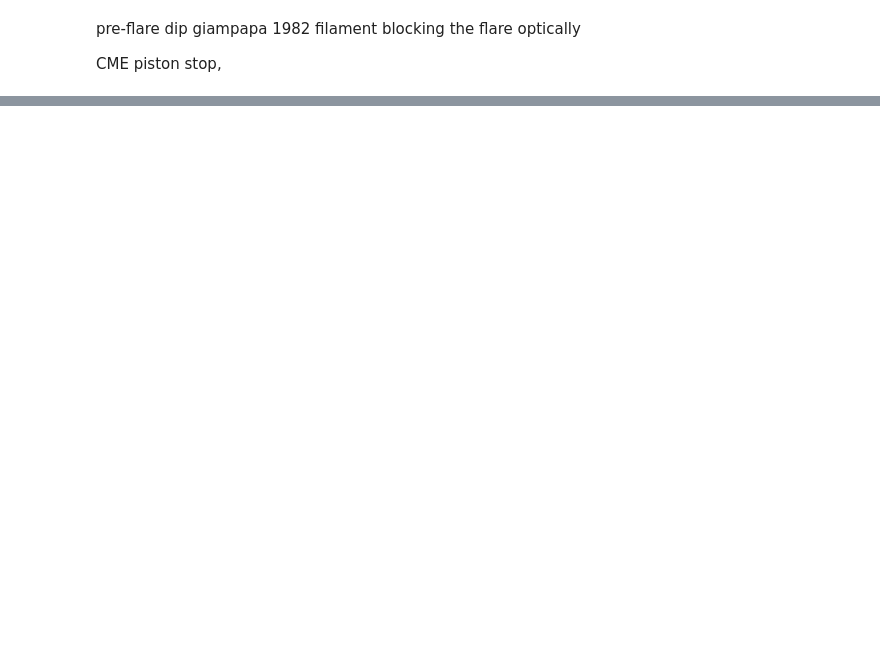
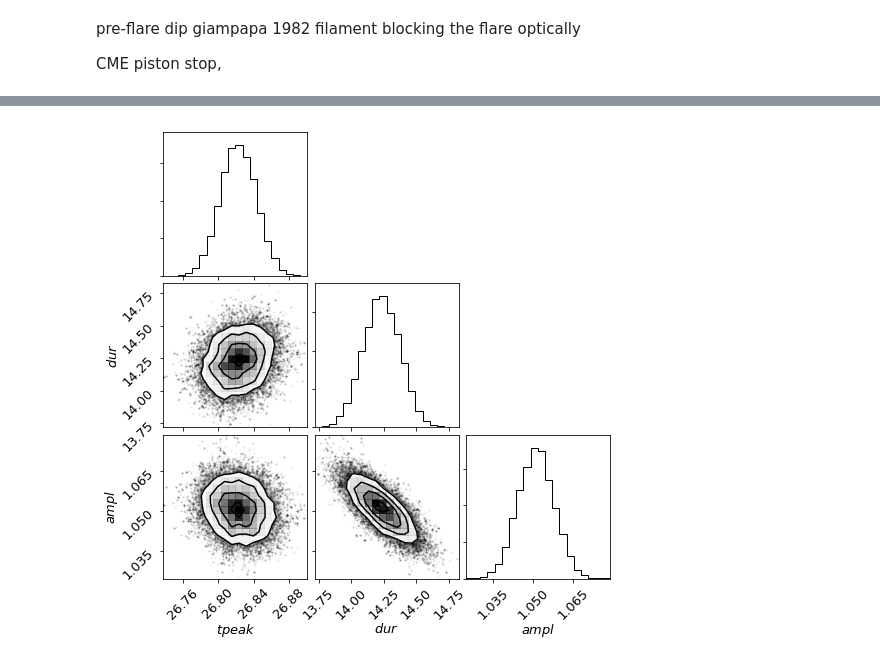
Before and after one commit to ekaterinailin/TESS_UCD_flares, a Jupyter notebook: notebook/FPCA_using_fdasrsf.ipynb, the cells around one changed output, grey strips where cells are left out. Saved outputs shown, nothing was run; the diff lists cells and outputs as text; code cells hidden in the pictures; blank space fills up the shorter version.

```diff
--- a/notebook/FPCA_using_fdasrsf.ipynb
+++ b/notebook/FPCA_using_fdasrsf.ipynb
@@ -100,0 +135,8 @@ a.T.shape, np.arange(0,100).shape
+# %%
+ndim, nwalkers = 3, 100
+pos = [result["x"] + 1e-4*np.random.randn(ndim) for i in range(nwalkers)]
+# %%
+import emcee
+sampler = emcee.EnsembleSampler(nwalkers, ndim, lnprob, args=(time, flux, flux_err))
+# %%
+sampler.run_mcmc(pos, 500)
@@ -100,0 +161,8 @@ a.T.shape, np.arange(0,100).shape
+# %%
+
+import corner
+samples = sampler.chain[:, 50:, :].reshape((-1, ndim))
+fig = corner.corner(samples, labels=["$tpeak$", "$dur$", "$ampl$"],)
+                     # truths=[m_true, b_true, np.log(f_true)])
+# %% [output]
+[figure, added]
```
Also changed, not shown: parts of 11 cells of this notebook, 1 other file.
